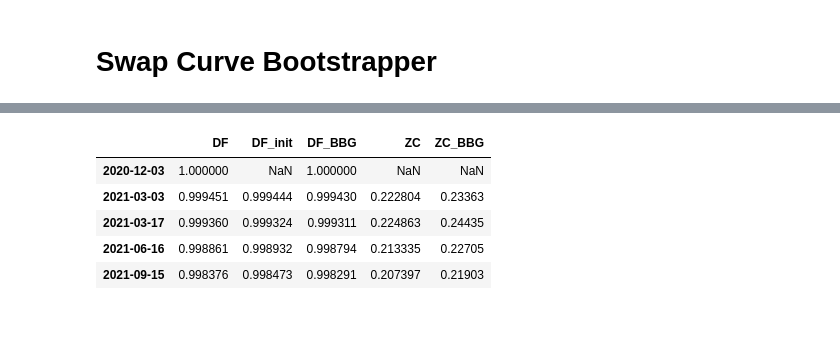
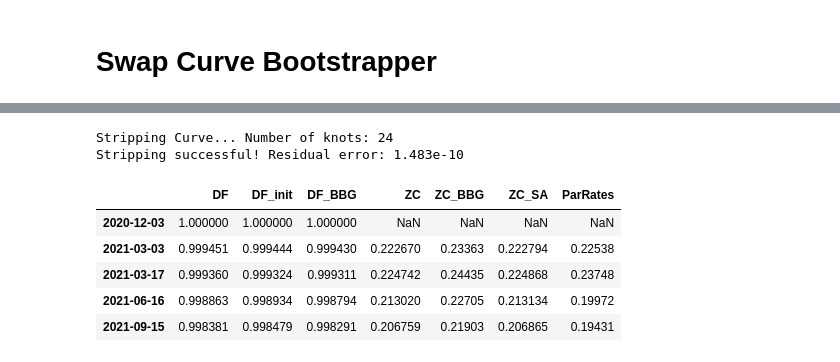
Before and after one commit to oronimbus/curve-bootstrapper, a Jupyter notebook: bootstrapper.ipynb, the cells around one changed output, grey strips where cells are left out. Drawn from its saved outputs; the diff is of its cells as text; code cells hidden in the pictures; blank space fills up the shorter version.

```diff
--- a/bootstrapper.ipynb
+++ b/bootstrapper.ipynb
@@ -18,25 +15,33 @@ import numpy as np
 import pandas as pd
 
 %matplotlib inline
+# %%
+s23 = SwapCurve(settle, 'log-linear')
+for inst in s23_instruments: s23.add_inst(inst)
+s23.add_knots()
+
+stripper = CurveStripper()
+s23_stripped = stripper.strip_curve(s23, interpolation='log-linear', interp_on='df')
+# %% [output]
+Stripping Curve... Number of knots: 24
+Stripping successful! Residual error: 1.483e-10
 # %%
-s23 = SwapCurve(settle, 'log-linear')
-for inst in s23_instruments: s23.add_inst(inst)
-s23.add_knots()
+res = dict(zip(s23_stripped.knots, s23_stripped.knots_dfs))
+df = pd.DataFrame({'DF':list(res.values())}, index=list(res.keys()))
 
-stripper = CurveStripper()
-result = stripper.strip_curve(s23, interpolation='log-linear', interp_on='df')
+df['DF_init'] = np.exp(-s23_stripped.knots_par_rates * s23_stripped.knots_taus)
+df['DF_init'][0] = 1
+df['DF_BBG'] = np.append(1, bbg_df)
+df['ZC'] = -np.log(df['DF']) / s23_stripped.knots_taus * 100
+df['ZC_BBG'] = np.append(np.nan, bbg_zc)
+df['ZC_SA'] = np.append(np.nan, s23_stripped.get_zcs(s23_stripped.knots_taus, f=2)) * 100
+df['ParRates'] = s23_stripped.knots_par_rates * 100
 
-res = dict(zip(result.knots, result.knots_dfs))
-df = pd.DataFrame({'DF':list(res.values())}, index=list(res.keys()))
-df['DF_init'] = np.exp(-result.knots_par_rates * result.knots_taus)
-df['DF_BBG'] = np.append(1, bbg_df)
-df['ZC'] = -np.log(df['DF']) / s23.knots_taus*100
-df['ZC_BBG'] = np.append(np.nan, bbg_zc)
 df.head()
 # %% [output]
-|  | DF | DF_init | DF_BBG | ZC | ZC_BBG |
-| 2020-12-03 | 1.000000 | NaN | 1.000000 | NaN | NaN |
-| 2021-03-03 | 0.999451 | 0.999444 | 0.999430 | 0.222804 | 0.23363 |
-| 2021-03-17 | 0.999360 | 0.999324 | 0.999311 | 0.224863 | 0.24435 |
-| 2021-06-16 | 0.998861 | 0.998932 | 0.998794 | 0.213335 | 0.22705 |
-| 2021-09-15 | 0.998376 | 0.998473 | 0.998291 | 0.207397 | 0.21903 |
+|  | DF | DF_init | DF_BBG | ZC | ZC_BBG | ZC_SA | ParRates |
+| 2020-12-03 | 1.000000 | 1.000000 | 1.000000 | NaN | NaN | NaN | NaN |
+| 2021-03-03 | 0.999451 | 0.999444 | 0.999430 | 0.222670 | 0.23363 | 0.222794 | 0.22538 |
+| 2021-03-17 | 0.999360 | 0.999324 | 0.999311 | 0.224742 | 0.24435 | 0.224868 | 0.23748 |
+| 2021-06-16 | 0.998863 | 0.998934 | 0.998794 | 0.213020 | 0.22705 | 0.213134 | 0.19972 |
+| 2021-09-15 | 0.998381 | 0.998479 | 0.998291 | 0.206759 | 0.21903 | 0.206865 | 0.19431 |
```
Also changed, not shown: parts of 6 cells of this notebook, 5 other files.
